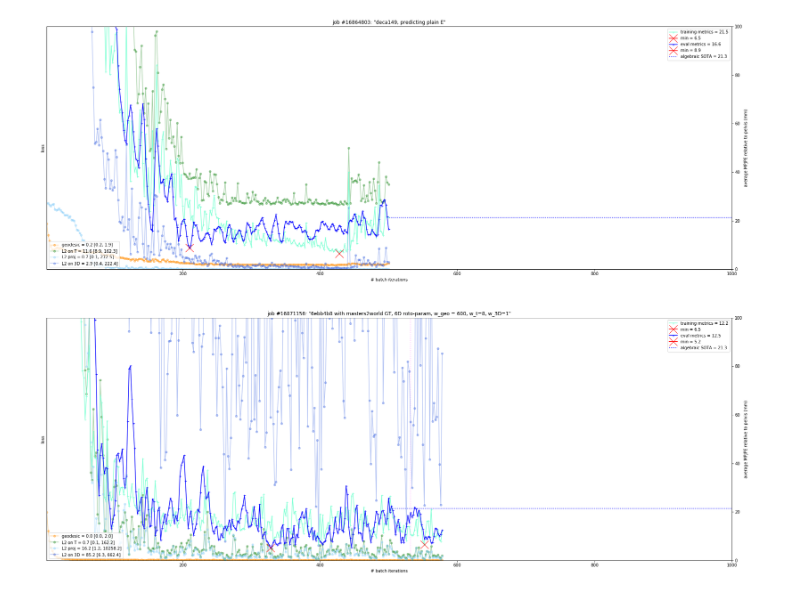
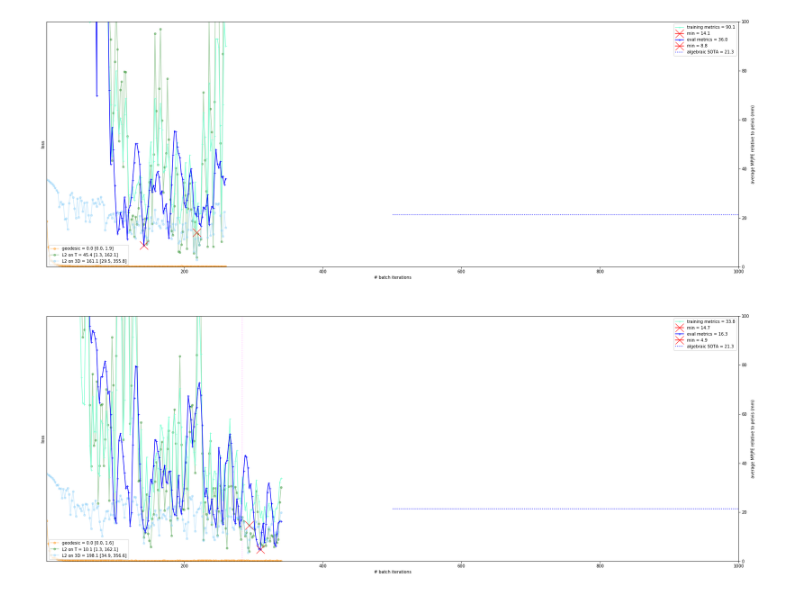
Before and after one commit to karfly/learnable-triangulation-pytorch, a Jupyter notebook: tom.ipynb, the cells around one changed output. Saved outputs shown, nothing was run; the diff lists cells and outputs as text; code cells hidden in the pictures.

```diff
--- a/tom.ipynb
+++ b/tom.ipynb
@@ -65,34 +65,35 @@ jobs = list(zip(*[
     #('16647158', '=16640073, 10% dataset'),
     #('16809173_16831062', '33f91fc, Fro, 1024, 1e-4'),  # continuing from 16809173  # 16795195, 16797454, 16802162
     #('16822962', '=16809173 but with Rod'),
 
     # pelvis NOT in origin, NOT super R|t, super 3D KPs
     # ...
 
     # pelvis in origin, superv R|t, super 3D KPs
     # ('16825120', '~16822962 but with 6D'),
     #('16700068', '1ac51aa but with Rod'),  # 16772316 by mean Fro
-    ('16864803', 'deca149, predicting plain E'),
-    ('16871156', '6ebb4b8 with masters2world GT, 6D roto-param, w_geo = 600, w_t=8, w_3D=1'),
-    ('', '=16871156 w_geo = 200, w_t=20, w_3D=5'),
+    # ('16864803', 'deca149, predicting plain E'),
+    # ('16871156', '6ebb4b8 with masters2world GT, 6D roto-param, w_geo = 600, w_t=8, w_3D=1'),
+    ('16879598', ''),
+    ('16879537', ''),
 
     # pelvis in origin, NOT superv R|t, super 3D KPs
     #('16712639', '6db8028 (Rod) but no KP centering!'),  # 16711084
     #('16862312', '76d6959 supervising 3D'),
 
     # pelvis NOT in origin, super R|t, super 2D KPs
     # ...
 
     # pelvis NOT in origin, NOT super R|t, super 2D KPs
     # ...
 
     # pelvis in origin, superv R|t, super 2D KPs
     # ...
 
     # pelvis in origin, NOT superv R|t, super 2D KPs
     #('16731852', '217c24c but wdecy=2, gclip=0.25'),  # 16731537, 16729378, 16721459
 ]))
 
 plot_jobs(jobs[0], jobs[1], metrics_ylim=[0, 100], n_max_epochs=5e2)
 # %% [output]
-[figure, old version]
+[figure, new version]
```
Also changed, not shown: 5 other files.
